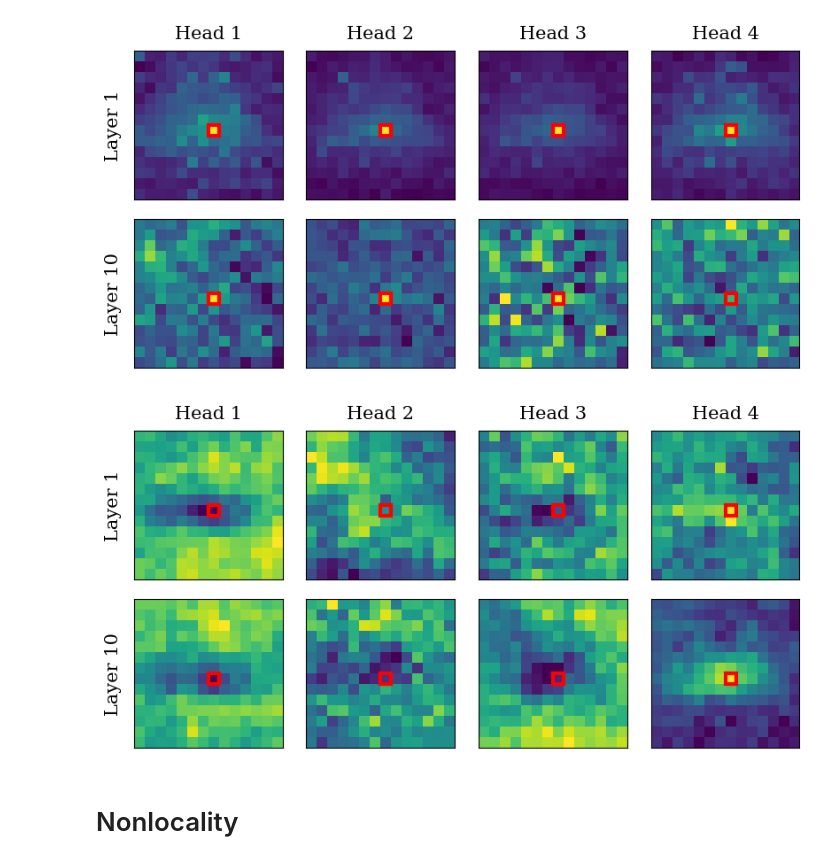
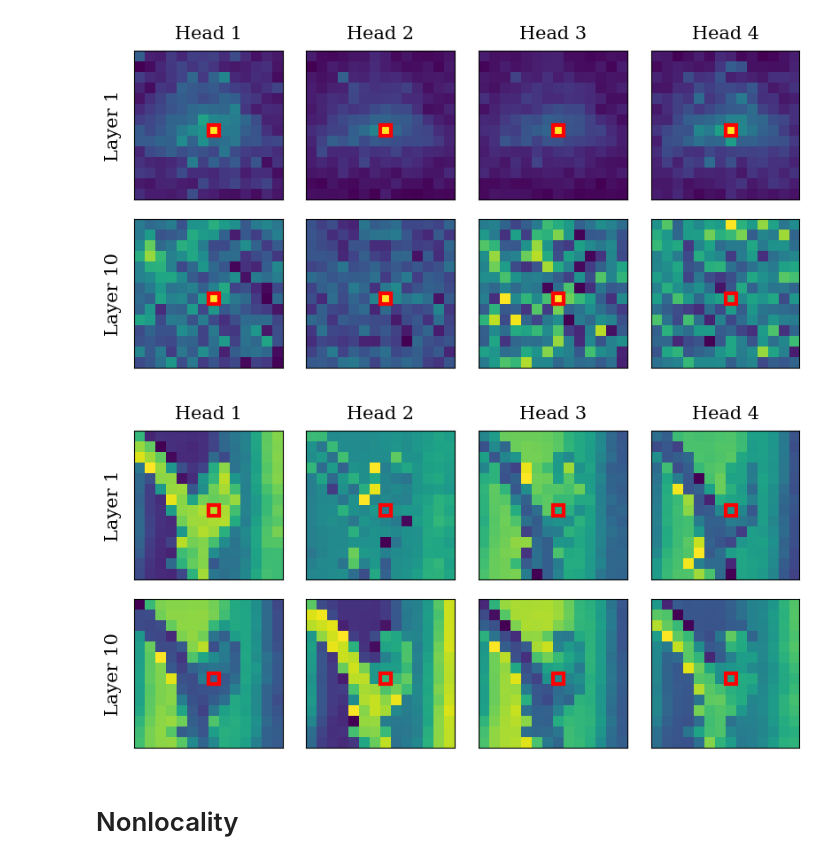
Before and after one commit to sdascoli/deit, a Jupyter notebook: deit.ipynb, the cells around one changed output. Drawn from its saved outputs; the diff is of its cells as text; code cells hidden in the pictures.

```diff
--- a/deit.ipynb
+++ b/deit.ipynb
@@ -91,11 +91,11 @@ def sigmoid(x):
 runs = []
 logs = []
 numbers = [1611306605, 1611525499]
-numbers = [-2]
+#numbers = [-2]
 
 for num in numbers:
 
-    base = '/checkpoint/leventsagun/deit/'
+    base = '/checkpoint/sdascoli/deit/'
     if num<0:
         paths = sorted(glob.glob(base+'*'), key=(lambda x : x.split('/')[-1]))
         paths=[p for p in paths if os.path.isdir(p)]
@@ -149,7 +157,7 @@ latest :  2555
 # %% [markdown]
 # Data size
 # %%
-topk=1
+topk=5
 max_epochs=300
 
 fig, axarr = plt.subplots(1,2,figsize=(7,5),gridspec_kw={'width_ratios': [2, 1]})
@@ -244,7 +256,7 @@ axarr[0].plot([],[],color='k',label='ConViT')
 axarr[0].legend()
 axarr[0].set_xlabel('Epochs')
 axarr[0].set_ylabel('Top-{} accuracy'.format(topk))
-axarr[0].set_ylim(bottom=80)
+axarr[0].set_ylim(bottom=60)
 #axarr[0].set_xscale('log')
 axarr[1].set_xticks(range(len(improvements)))
 axarr[1].set_xticklabels([label.split('_')[1] for label in params['model']],rotation=30)
@@ -473,27 +485,27 @@ plot_attention(model, x, layers=[0,9], init=False, save=True, title=title)
 # %%
 from main import create_model, build_dataset
 strength=5
 local_up_to=0
-model = create_model('deit_tiny_patch16_224', local_up_to_layer=local_up_to, locality_strength=strength, locality_dim=10)
+model = create_model('deit_tiny_patch16_224', local_up_to_layer=local_up_to, locality_strength=strength, locality_dim=10, use_local_init=False)
 for l in range(local_up_to):
     model.blocks[l].attn.alpha.data.fill_(0)
 model.to('cuda')
 args = run['args']
 dataset, _ = build_dataset(is_train=False, args=args)
 
-averaged = True
+averaged = False
 if averaged:
     x = torch.stack([dataset[i][0] for i in range(100)])
 else:
     x = torch.stack([dataset[701+i][0] for i in range(1)])
 x = x.cuda()
 
 title = 'attention_map_init{}_{}{}.pdf'.format(('_averaged' if averaged else ''),
                                                ('local' if model.local_up_to_layer else 'nonlocal'),
                                                ('_strength_{}' if model.local_up_to_layer else ''))
 plot_attention(model, x, layers=[0,9], init=False, save=True, title=title)
 # %% [output]
-[figure, old version]
+[figure, new version]
 # %% [markdown]
 # Nonlocality
 # %%
```
Also changed, not shown: parts of 9 cells of this notebook, 3 other files.
